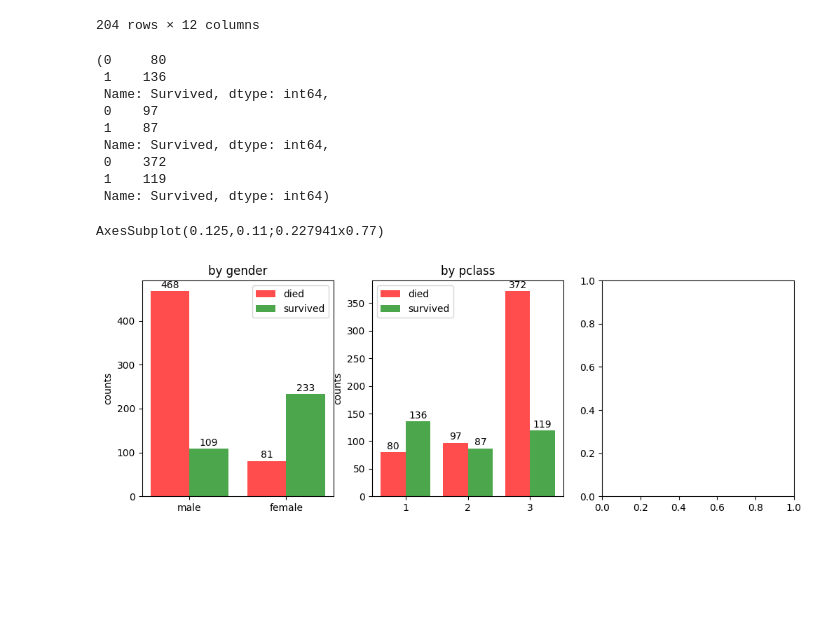
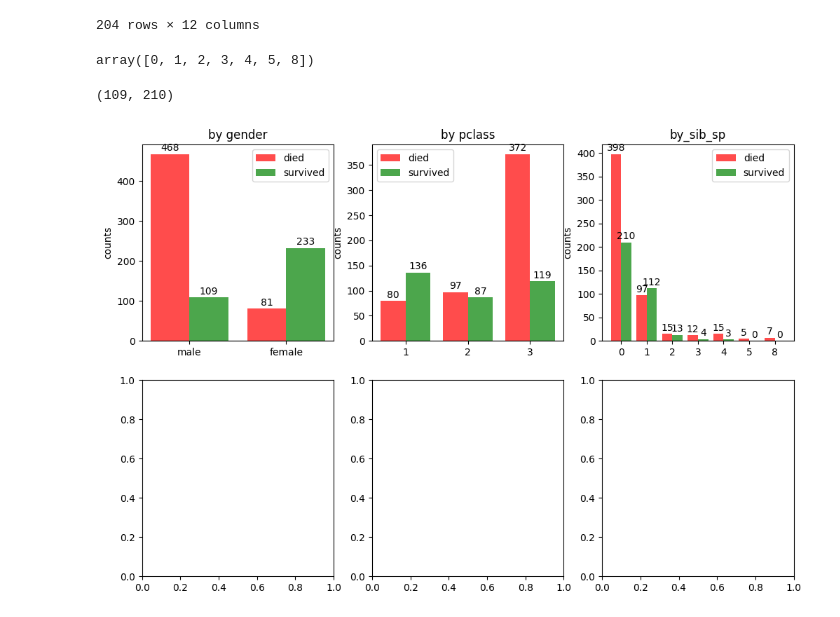
Before and after one commit to el-mike/ml-shenanigans, a Jupyter notebook: titanic/data_explorer.ipynb, the cells around one changed output. Saved outputs shown, nothing was run; the diff lists cells and outputs as text; code cells hidden in the pictures; blank space fills up the shorter version.

Commit message:
feat: basic sib_sp plot

```diff
--- a/titanic/data_explorer.ipynb
+++ b/titanic/data_explorer.ipynb
@@ -76,23 +84,25 @@ class3_mask = train_set[columns.P_CLASS] == 3
 class1_count = train_set[columns.SURVIVED][class1_mask].value_counts().sort_index()
 class2_count = train_set[columns.SURVIVED][class2_mask].value_counts().sort_index()
 class3_count = train_set[columns.SURVIVED][class3_mask].value_counts().sort_index()
-# %%
-class1_count, class2_count, class3_count
-# %% [output]
-(0     80
- 1    136
- Name: Survived, dtype: int64,
- 0    97
- 1    87
- Name: Survived, dtype: int64,
- 0    372
- 1    119
- Name: Survived, dtype: int64)
+# %%
+unique_sib_sp_values = np.sort(train_set[columns.SIB_SP].unique())
+
+sib_sp_masks = [train_set[columns.SIB_SP] == x for x in unique_sib_sp_values]
+
+sib_sp_counts = [train_set[columns.SURVIVED][mask].value_counts().sort_index() for mask in sib_sp_masks]
+
+unique_sib_sp_values
+# %% [output]
+array([0, 1, 2, 3, 4, 5, 8])
+# %%
+survived_males_count[1], sib_sp_counts[0][1]
+# %% [output]
+(109, 210)
 # %%
-plot_survived([
+plot_survived_by_category([
   ('by gender', train_set[columns.SEX].unique(), [survived_males_count, survived_females_count]),
-  ('by pclass', [1, 2, 3], [class1_count, class2_count, class3_count])
+  ('by pclass', [1, 2, 3], [class1_count, class2_count, class3_count]),
+  ('by_sib_sp', unique_sib_sp_values, sib_sp_counts)
 ])
 # %% [output]
-AxesSubplot(0.125,0.11;0.227941x0.77)
-[figure, old version]
+[figure, new version]
```
Also changed, not shown: parts of 2 cells of this notebook, 2 other files.
